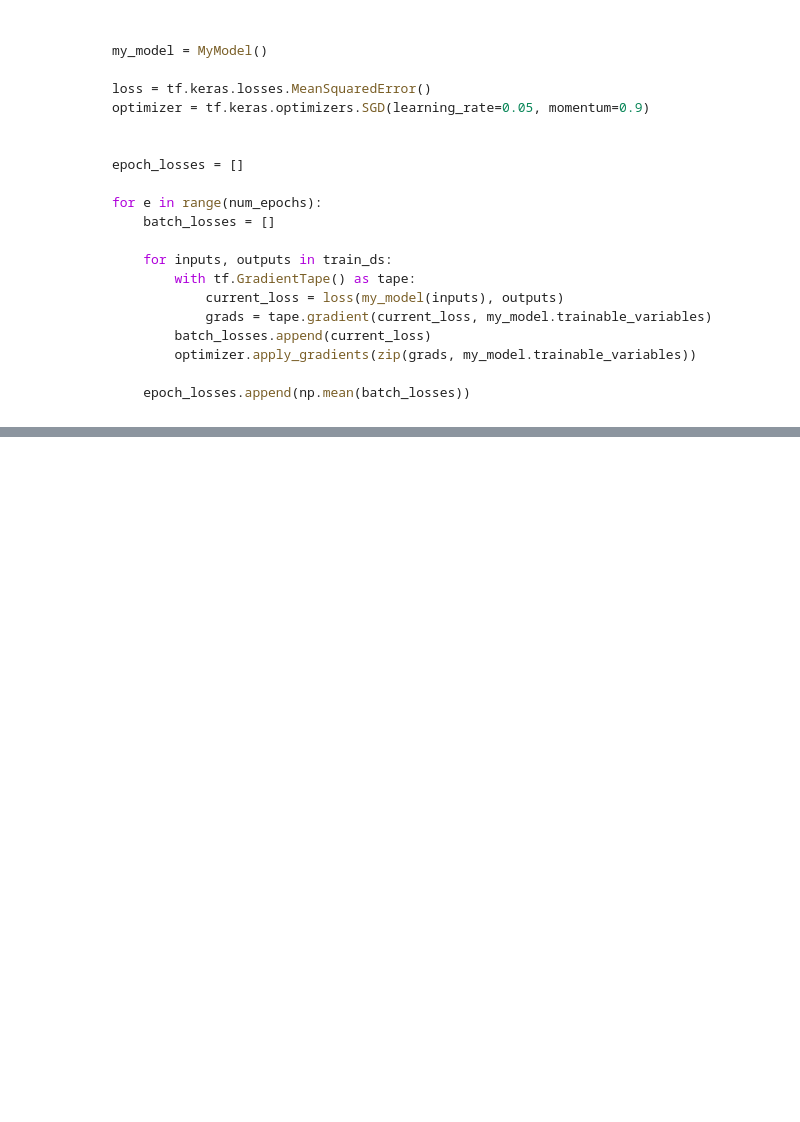
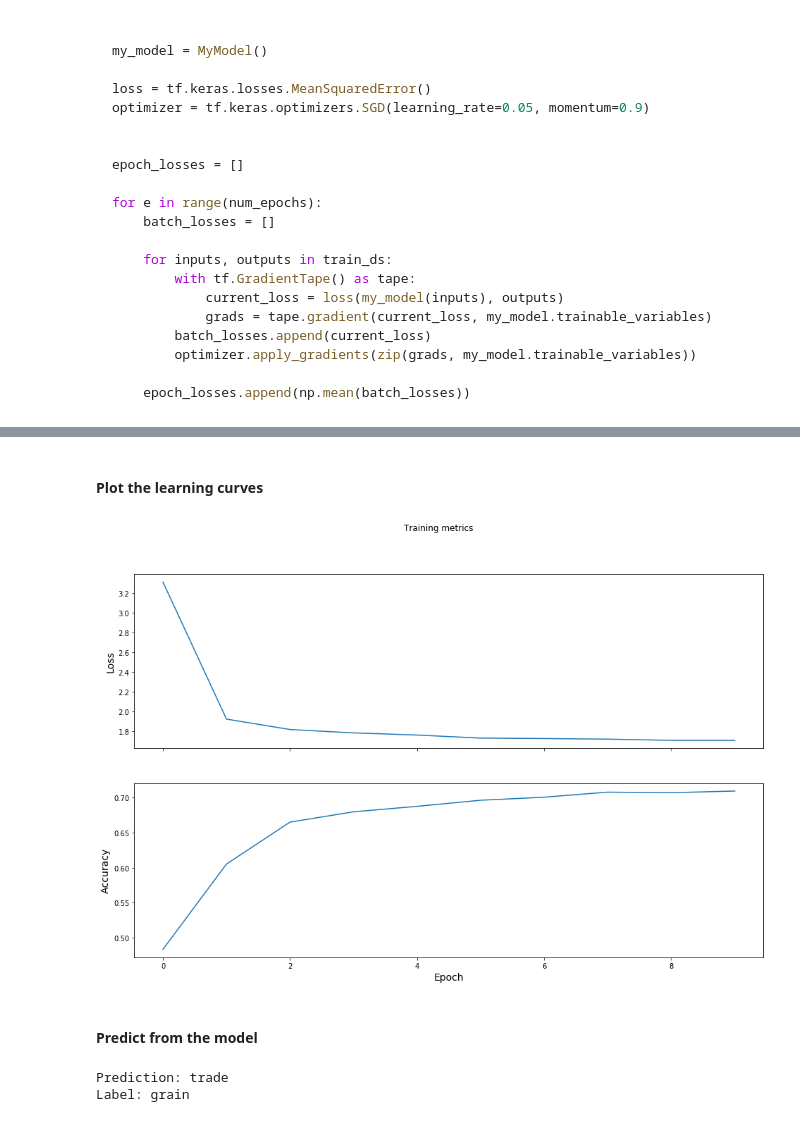
Before and after one commit to anilkunwar/coursera, a Jupyter notebook: ICL_Customizing_your_models_with_tf2/Model-subclassing-and-custom-training-loop.ipynb, the cells around one changed output, grey strips where cells are left out. Drawn from its saved outputs; the diff is of its cells as text; code cells hidden in the pictures; blank space fills up the shorter version.

```diff
--- a/ICL_Customizing_your_models_with_tf2/Model-subclassing-and-custom-training-loop.ipynb
+++ b/ICL_Customizing_your_models_with_tf2/Model-subclassing-and-custom-training-loop.ipynb
@@ -537,0 +676,34 @@ for e in range(num_epochs):
+# %%
+def grad(model, inputs, targets, wd):
+    with tf.GradientTape() as tape:
+        loss_value = loss(model, inputs, targets, wd)
+    return loss_value, tape.gradient(loss_value, model.trainable_variables)
+# %%
+import time
+from tensorflow.keras.utils import to_categorical
+
+start_time = time.time()
+
+train_ds = tf.data.Dataset.from_tensor_slices((X_train, y_train)).batch(batch_size=32)
+
+train_loss_results = []
+train_accuracy_results = []
+
+weight_decay = 0.005
+
+for e in range(10):
+    epoch_loss_avg = tf.keras.metrics.Mean()
+    epoch_accuracy = tf.keras.metrics.CategoricalAccuracy()
+
+    for x, y in train_ds:
+        loss_value, grads = grad(model, x, y, weight_decay)
+        optimizer.apply_gradients(zip(grads, model.trainable_variables))
+
+        epoch_loss_avg(loss_value)
+        epoch_accuracy(to_categorical(y), model(x))
+
+
+    train_loss_results.append(epoch_loss_avg.result())
+    train_accuracy_results.append(epoch_accuracy.result())
+
+    print('Epoch {:03d}: Loss: {:3f}, Accuracy: {:.3%}'.format(e, epoch_loss_avg.result(), epoch_accuracy.result()))
@@ -537,0 +745,23 @@ for e in range(num_epochs):
+# %% [markdown]
+#### Plot the learning curves
+# %%
+fig, axes = plt.subplots(2, sharex=True)
+fig.suptitle('Training metrics')
+axes[0].set_ylabel('Loss', fontsize=14)
+axes[0].plot(train_loss_results)
+
+axes[1].set_ylabel('Accuracy', fontsize=14)
+axes[1].set_xlabel('Epoch', fontsize=14)
+axes[1].plot(train_accuracy_results)
+plt.show()
+# %% [output]
+[figure, added]
+# %% [markdown]
+#### Predict from the model
+# %%
+y_pred = np.argmax(model(X_train[tf.newaxis, 30]), axis=1)[0]
+print("Prediction: {}".format(class_names[y_pred]))
+print('Label: {}'.format(class_names[y_train[30]]))
+# %% [output]
+Prediction: trade
+Label: grain
```
Also changed, not shown: parts of 55 cells of this notebook.
